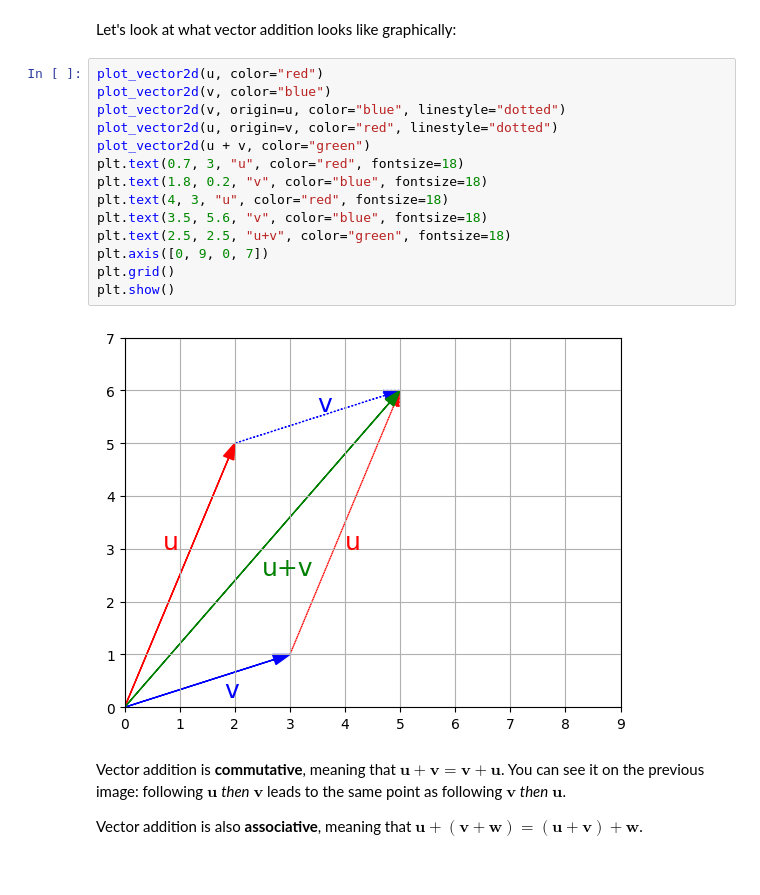
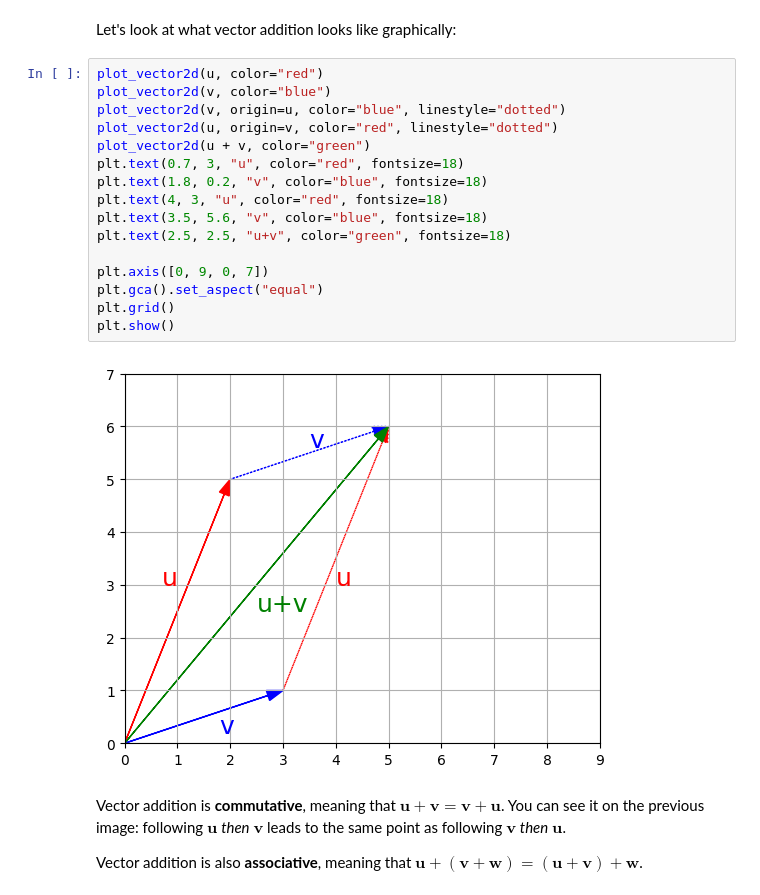
Before and after one commit to ancilcleetus/My-Learning-Journey-in-AI, a Jupyter notebook: Maths/Linear_Algebra.ipynb, the cells around one changed output. Cells and saved outputs as stored; diff of their text form.

```diff
--- a/Maths/Linear_Algebra.ipynb
+++ b/Maths/Linear_Algebra.ipynb
@@ -226,19 +229,21 @@ Let's look at what vector addition looks like graphically:
 # %%
 plot_vector2d(u, color="red")
 plot_vector2d(v, color="blue")
 plot_vector2d(v, origin=u, color="blue", linestyle="dotted")
 plot_vector2d(u, origin=v, color="red", linestyle="dotted")
 plot_vector2d(u + v, color="green")
 plt.text(0.7, 3, "u", color="red", fontsize=18)
 plt.text(1.8, 0.2, "v", color="blue", fontsize=18)
 plt.text(4, 3, "u", color="red", fontsize=18)
 plt.text(3.5, 5.6, "v", color="blue", fontsize=18)
 plt.text(2.5, 2.5, "u+v", color="green", fontsize=18)
+
 plt.axis([0, 9, 0, 7])
+plt.gca().set_aspect("equal")
 plt.grid()
 plt.show()
 # %% [output]
-[figure, old version]
+[figure, new version]
 # %% [markdown]
 Vector addition is **commutative**, meaning that $\textbf{u} + \textbf{v} = \textbf{v} + \textbf{u}$. You can see it on the previous image: following $\textbf{u}$ *then* $\textbf{v}$ leads to the same point as following $\textbf{v}$ *then* $\textbf{u}$.
 
```
Also changed, not shown: parts of 7 cells of this notebook.
